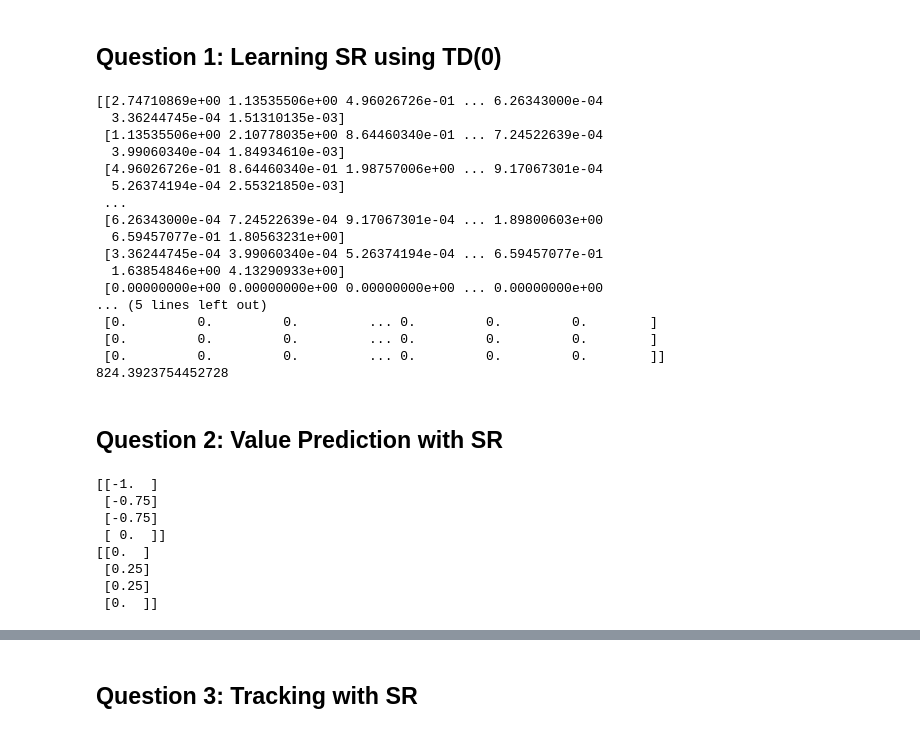
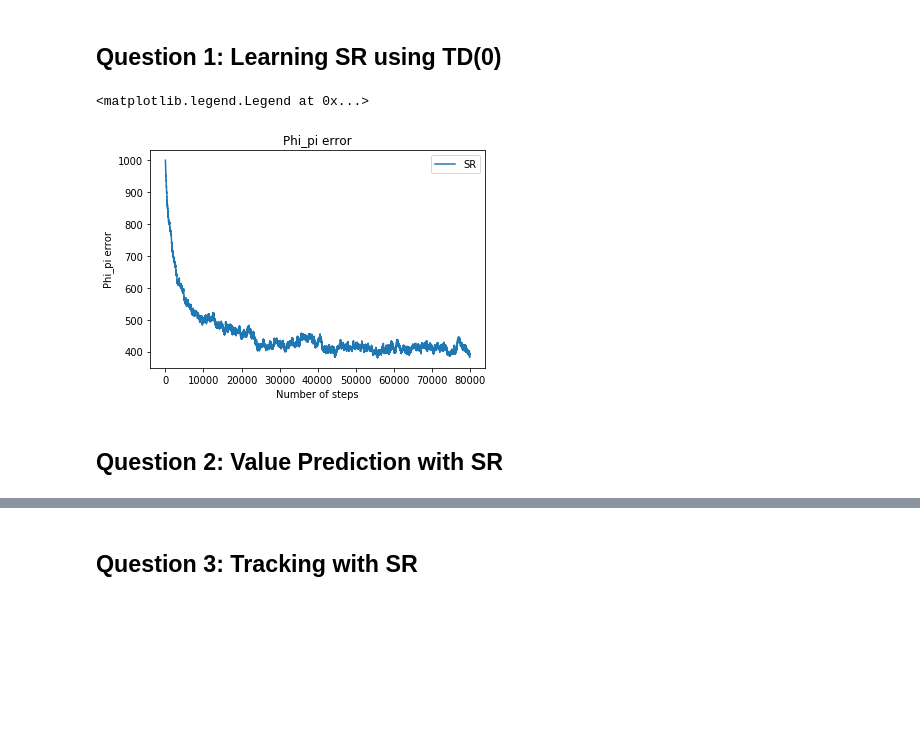
Before and after one commit to rllabmcgill/gvfs-and-sr-dayan-hunt, a Jupyter notebook: Learning_SR.ipynb, the cells around one changed output, grey strips where cells are left out. Cells and saved outputs as stored; diff of their text form; code cells hidden in the pictures; blank space fills up the shorter version.

```diff
--- a/Learning_SR.ipynb
+++ b/Learning_SR.ipynb
@@ -33,9 +33,9 @@ def init_default_config():
 
 def init_default_config_tenbyten():
     config = {'switch_reward': False,
-              'terminal_step' : 50000,
-              'switch_reward_at_step' : 25000,
-              'episode_length' : 20,
+              'terminal_step' : 80000,
+              'switch_reward_at_step' : 40000,
+              'episode_length' : 50,
               'maze_type' : 'tenbyten',
               'maze_params' : {
                   'row' : 10,
@@ -44,7 +44,7 @@ def init_default_config_tenbyten():
                   'start_col' : 1
               },
               'learning_alg_params' : {
-                  'alpha' : 0.01,
+                  'alpha' : 0.5,
                   'gamma' : 0.9,
               },
              }
@@ -59,55 +65,25 @@ approx_Phi_pi = result[terminal_step-1]['Phi_pi']
 # %%
 # Calculate exact phi_pi for 10x10 gridworld
 state_len = config['maze_params']['row']*config['maze_params']['col']
-exact_Phi_pi = np.zeros((state_len, state_len))
 gamma = config['learning_alg_params']['gamma']
-
-P_pi_twobytwo = np.array([[0.5, 0.25, 0.25, 0.],
-                          [0.25, 0.5, 0., 0.25],
-                          [0.25, 0., 0.5, 0.25],
-                          [0., 0., 0., 1.]])
-
-P_pi_tenbyten = compute_transition_mtx(config)
-
-exact_Phi_pi = inv(np.identity(state_len)-gamma*P_pi_tenbyten)
+P_pi = compute_transition_mtx(config)
+exact_Phi_pi = inv(np.identity(state_len)-gamma*P_pi)
-# %%
-print(exact_Phi_pi)
-print(approx_Phi_pi)
-print(np.sum(np.abs(exact_Phi_pi-approx_Phi_pi)))
-# %% [output]
-[[2.74710869e+00 1.13535506e+00 4.96026726e-01 ... 6.26343000e-04
-  3.36244745e-04 1.51310135e-03]
- [1.13535506e+00 2.10778035e+00 8.64460340e-01 ... 7.24522639e-04
-  3.99060340e-04 1.84934610e-03]
- [4.96026726e-01 8.64460340e-01 1.98757006e+00 ... 9.17067301e-04
-  5.26374194e-04 2.55321850e-03]
- ...
- [6.26343000e-04 7.24522639e-04 9.17067301e-04 ... 1.89800603e+00
-  6.59457077e-01 1.80563231e+00]
- [3.36244745e-04 3.99060340e-04 5.26374194e-04 ... 6.59457077e-01
-  1.63854846e+00 4.13290933e+00]
- [0.00000000e+00 0.00000000e+00 0.00000000e+00 ... 0.00000000e+00
-... (5 lines left out)
- [0.         0.         0.         ... 0.         0.         0.        ]
- [0.         0.         0.         ... 0.         0.         0.        ]
- [0.         0.         0.         ... 0.         0.         0.        ]]
-824.3923754452728
+# %%
+## Phi_pi error
+err_sr = []
+
+for s in range(terminal_step):
+    est_Phi_pi = result[s]['Phi_pi']
+    err_sr.append(np.sum(np.abs(est_Phi_pi - exact_Phi_pi)))
+
+# Plotting Phi_pi error:
+plt.ylabel('Phi_pi error')
+plt.xlabel('Number of steps')
+plt.title('Phi_pi error')
+plt.plot(err_sr, label='SR')
+plt.legend()
+# %% [output]
+<matplotlib.legend.Legend at 0x...>
+[figure, added]
 # %% [markdown]
 ## Question 2: Value Prediction with SR
-# %%
-r1_pi = np.array([-1, -0.75, -0.75, 0.0])
-r1_pi = r1_pi.reshape(4,1)
-r2_pi = np.array([0., 0.25, 0.25, 0.])
-r2_pi = r2_pi.reshape(4,1)
-
-print(r1_pi)
-print(r2_pi)
-# %% [output]
-[[-1.  ]
- [-0.75]
- [-0.75]
- [ 0.  ]]
-[[0.  ]
- [0.25]
- [0.25]
- [0.  ]]
```
Also changed, not shown: parts of 17 cells of this notebook, 2 other files.
